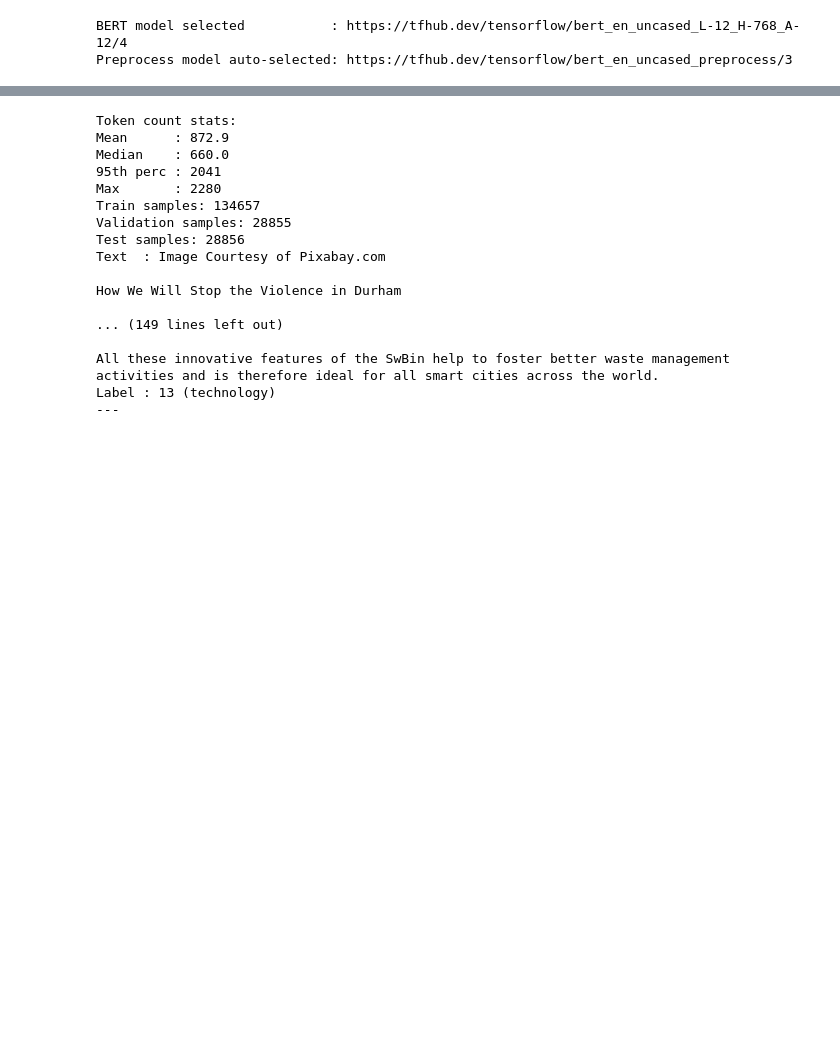
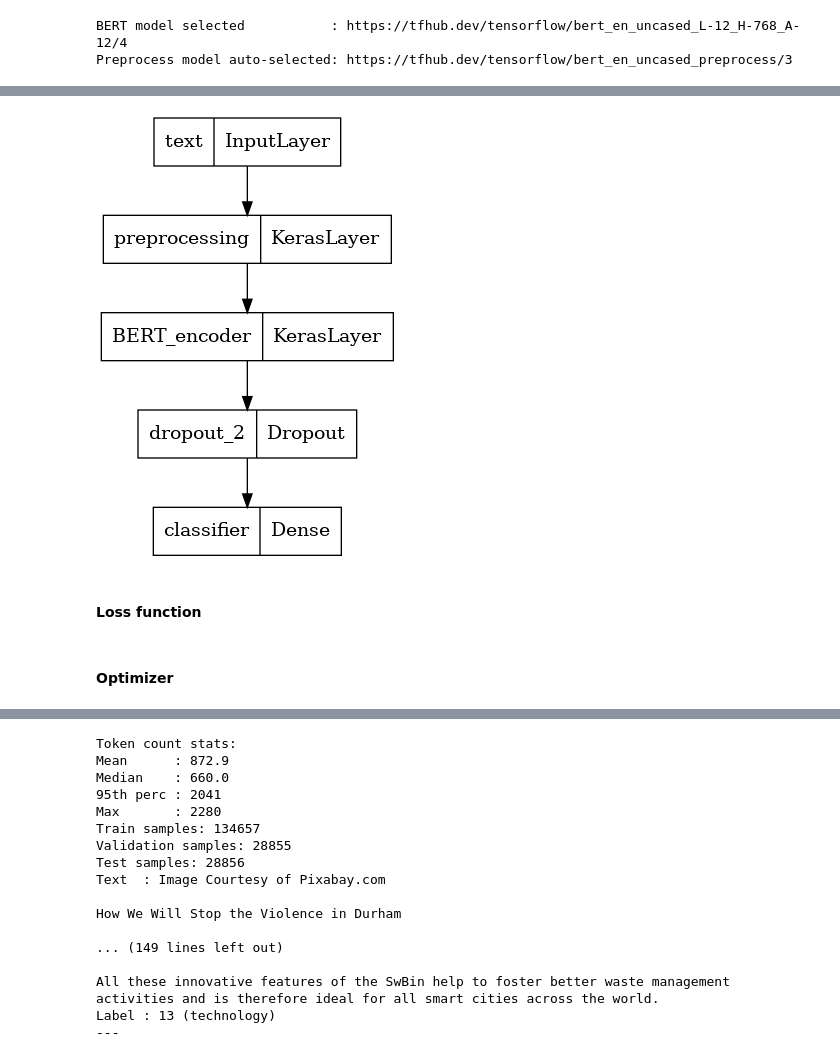
Before and after one commit to m-dunbar/article-parsing-toolset, a Jupyter notebook: Project-3.Article_Parsing_Toolset.ipynb, the cells around one changed output, grey strips where cells are left out. Saved outputs shown, nothing was run; the diff lists cells and outputs as text; code cells hidden in the pictures; blank space fills up the shorter version.

```diff
--- a/Project-3.Article_Parsing_Toolset.ipynb
+++ b/Project-3.Article_Parsing_Toolset.ipynb
@@ -859,9 +777,0 @@ Test samples: 28856
-# %%
-class_names = label_encoder.classes_
-
-for text_batch, label_batch in train_dataset.take(1):
-    for i in range(3):
-        print(f"Text  : {text_batch.numpy()[i].decode('utf-8')}")
-        label = label_batch.numpy()[i]
-        print(f"Label : {label} ({class_names[label]})")
-        print("---")
@@ -986,0 +1037,6 @@ plot_model(
+# %%
+tf.keras.utils.plot_model(classifier_model)
+# %% [output]
+[figure, added]
+# %% [markdown]
+#### Loss function
@@ -986,0 +1047,2 @@ plot_model(
+# %% [markdown]
+#### Optimizer
```
Also changed, not shown: parts of 65 cells of this notebook.
